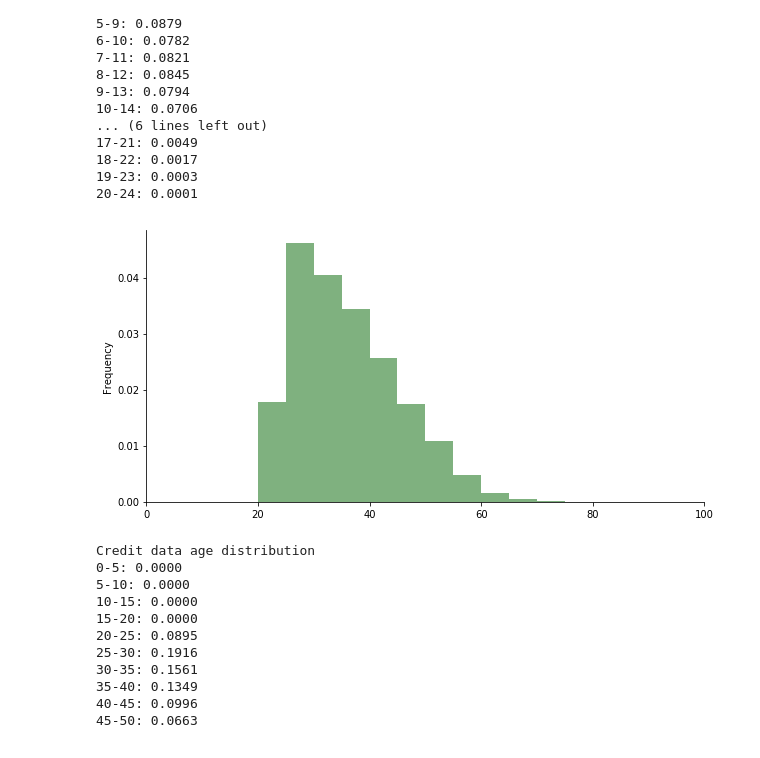
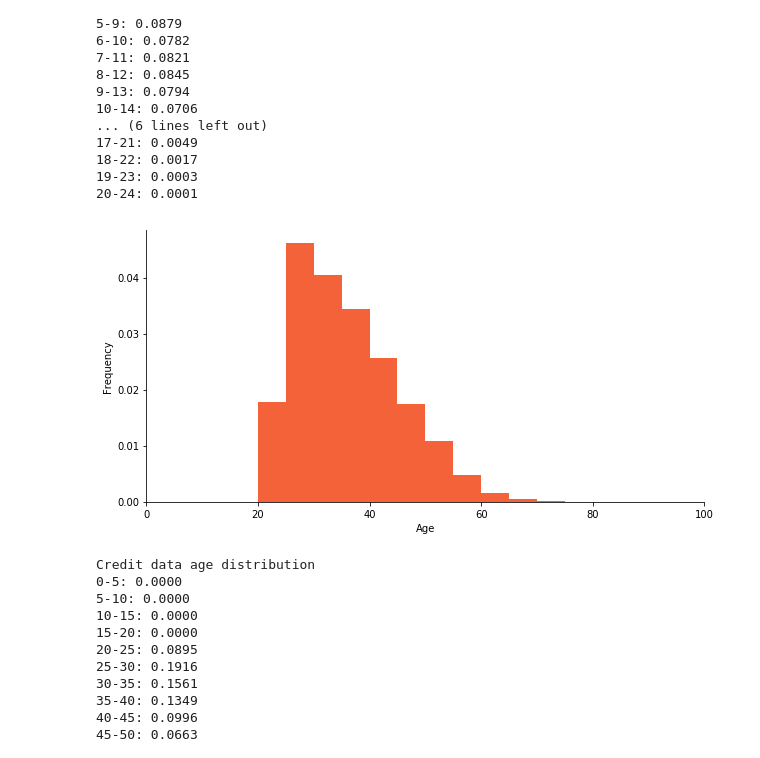
Before and after one commit to JanGeffert/AC221-FinalProject, a Jupyter notebook: eda_miru.ipynb, the cells around one changed output. Cells and saved outputs as stored; diff of their text form; code cells hidden in the pictures.

```diff
--- a/eda_miru.ipynb
+++ b/eda_miru.ipynb
@@ -126,12 +128,14 @@ Population age distribution
 20-24: 0.0001
 # %%
 plt.figure(figsize=(10,5))
-df["age"].plot.hist(bins=20, range=(0,100), color='darkgreen', alpha=0.5, density=True)
+df["age"].plot.hist(bins=20, range=(0,100), color='#f4623a', density=True)
 plt.xlim([0,100])
 plt.ylim()
+plt.xlabel("Age")
 sns.despine()
+plt.savefig("docs/img/credit_age.png")
 # %% [output]
-[figure, old version]
+[figure, new version]
 # %%
 print("Credit data age distribution")
 for i in range(0,100,5):
```
Also changed, not shown: parts of 2 cells of this notebook.
